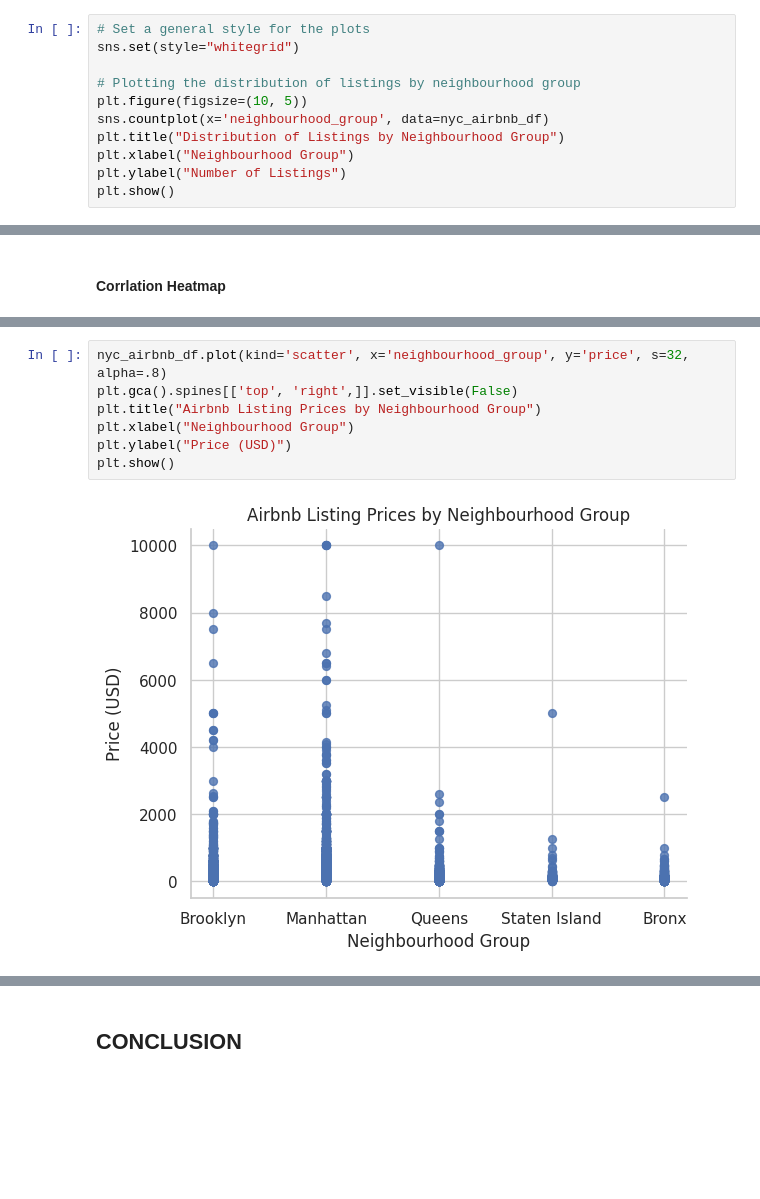
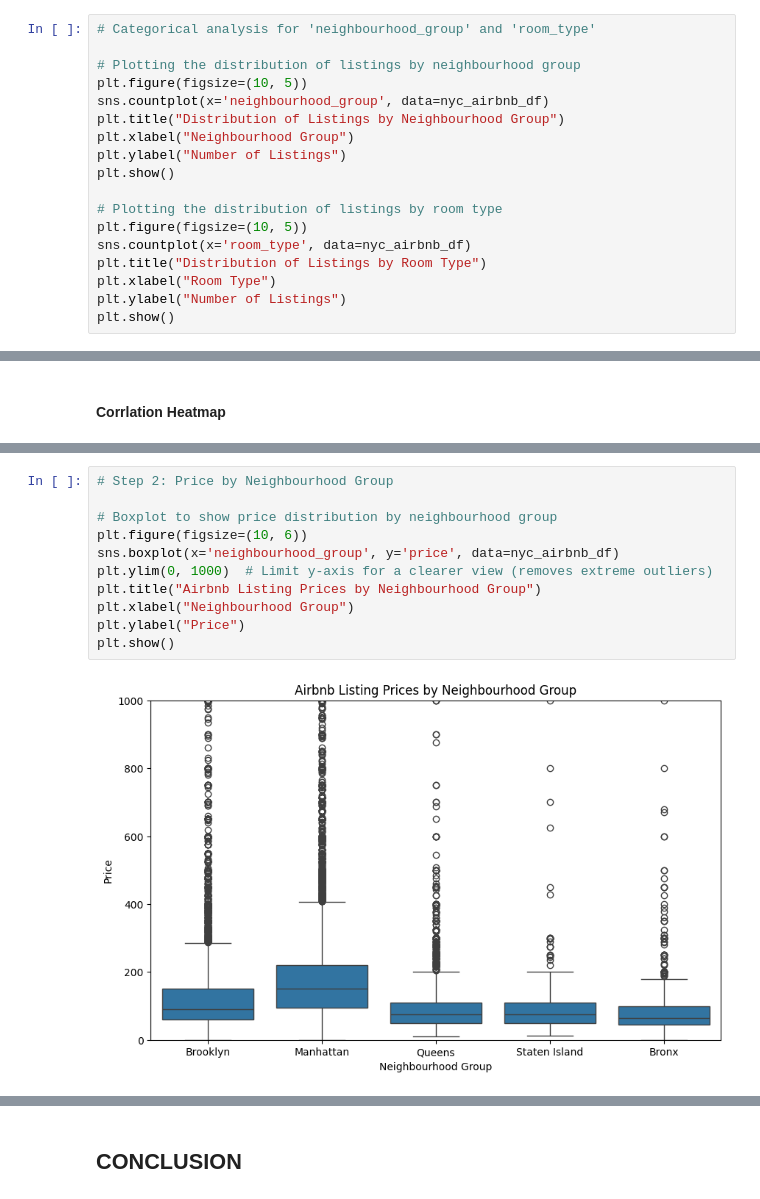
Before and after one commit to mariaingold/AirbnbNYC, a Jupyter notebook: AirbnbNYC.ipynb, the cells around one changed output, grey strips where cells are left out. Saved outputs shown, nothing was run; the diff lists cells and outputs as text; blank space fills up the shorter version.

```diff
--- a/AirbnbNYC.ipynb
+++ b/AirbnbNYC.ipynb
@@ -372,6 +335,5 @@ The majority of listings are concentrated in Manhattan and Brooklyn, with fewer
 # %%
-# Set a general style for the plots
-sns.set(style="whitegrid")
+# Categorical analysis for 'neighbourhood_group' and 'room_type'
 
 # Plotting the distribution of listings by neighbourhood group
 plt.figure(figsize=(10, 5))
@@ -380,4 +342,12 @@ plt.title("Distribution of Listings by Neighbourhood Group")
 plt.xlabel("Neighbourhood Group")
 plt.ylabel("Number of Listings")
 plt.show()
+
+# Plotting the distribution of listings by room type
+plt.figure(figsize=(10, 5))
+sns.countplot(x='room_type', data=nyc_airbnb_df)
+plt.title("Distribution of Listings by Room Type")
+plt.xlabel("Room Type")
+plt.ylabel("Number of Listings")
+plt.show()
 # %% [output]
@@ -675,9 +487,13 @@ plt.show()
 # %%
-nyc_airbnb_df.plot(kind='scatter', x='neighbourhood_group', y='price', s=32, alpha=.8)
-plt.gca().spines[['top', 'right',]].set_visible(False)
+# Step 2: Price by Neighbourhood Group
+
+# Boxplot to show price distribution by neighbourhood group
+plt.figure(figsize=(10, 6))
+sns.boxplot(x='neighbourhood_group', y='price', data=nyc_airbnb_df)
+plt.ylim(0, 1000)  # Limit y-axis for a clearer view (removes extreme outliers)
 plt.title("Airbnb Listing Prices by Neighbourhood Group")
 plt.xlabel("Neighbourhood Group")
-plt.ylabel("Price (USD)")
+plt.ylabel("Price")
 plt.show()
 # %% [output]
-[figure, old version]
+[figure, new version]
```
Also changed, not shown: parts of 98 cells of this notebook.
